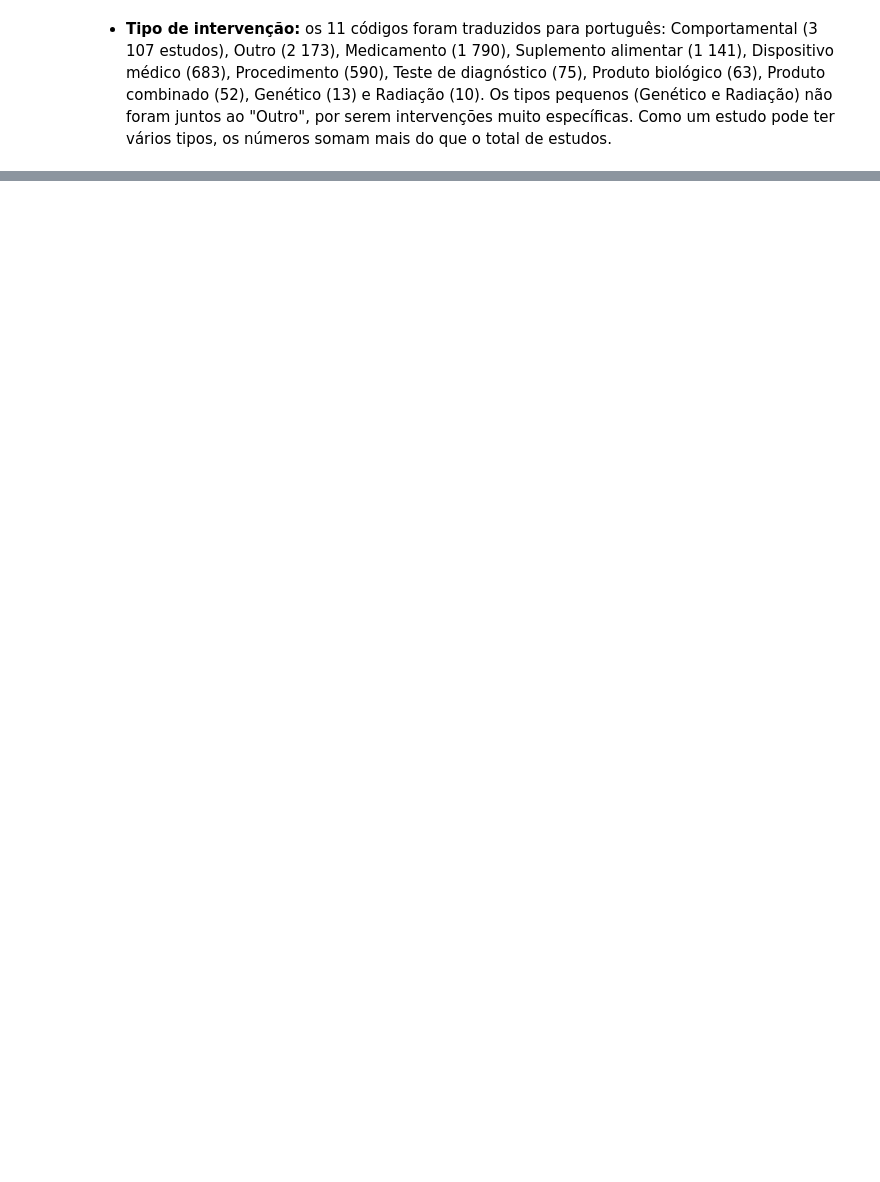
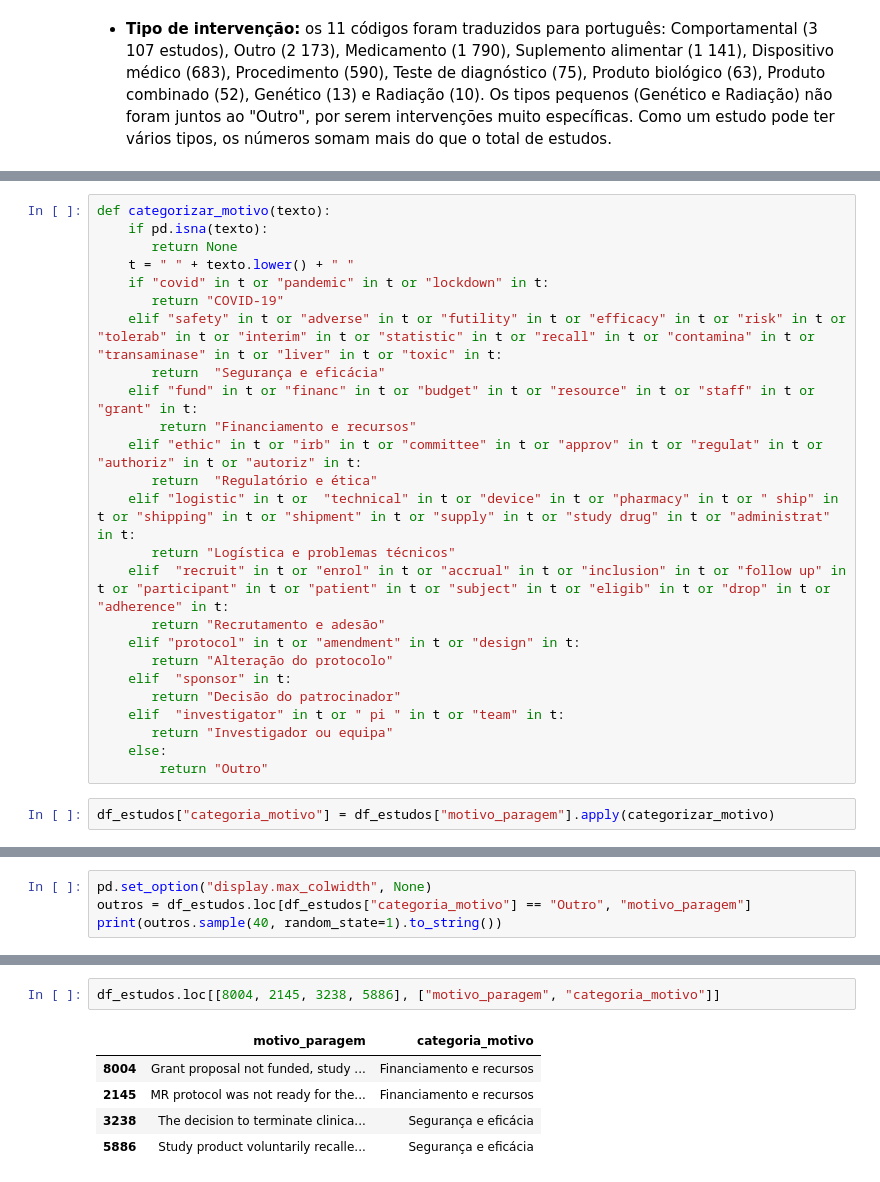
Before and after one commit to nanasofiait-dev/ensaios-obesidade, a Jupyter notebook: notebooks/02_limpeza.ipynb, the cells around one changed output, grey strips where cells are left out. Saved outputs shown, nothing was run; the diff lists cells and outputs as text; blank space fills up the shorter version.

Commit message:
Categoriza os motivos de paragem por palavras-chave

```diff
--- a/notebooks/02_limpeza.ipynb
+++ b/notebooks/02_limpeza.ipynb
@@ -979,0 +1002,27 @@ pd.crosstab(df_estudo_intervencao["tipo_intervencao"],df_estudo_intervencao["gru
+# %%
+def categorizar_motivo(texto):
+    if pd.isna(texto):
+       return None
+    t = " " + texto.lower() + " "
+    if "covid" in t or "pandemic" in t or "lockdown" in t:
+       return "COVID-19"
+    elif "safety" in t or "adverse" in t or "futility" in t or "efficacy" in t or "risk" in t or "tolerab" in t or "interim" in t or "statistic" in t or "recall" in t or "contamina" in t or "transaminase" in t or "liver" in t or "toxic" in t:
+       return  "Segurança e eficácia"
+    elif "fund" in t or "financ" in t or "budget" in t or "resource" in t or "staff" in t or "grant" in t:
+        return "Financiamento e recursos"
+    elif "ethic" in t or "irb" in t or "committee" in t or "approv" in t or "regulat" in t or "authoriz" in t or "autoriz" in t:
+       return  "Regulatório e ética"
+    elif "logistic" in t or  "technical" in t or "device" in t or "pharmacy" in t or " ship" in t or "shipping" in t or "shipment" in t or "supply" in t or "study drug" in t or "administrat" in t:
+       return "Logística e problemas técnicos"
+    elif  "recruit" in t or "enrol" in t or "accrual" in t or "inclusion" in t or "follow up" in t or "participant" in t or "patient" in t or "subject" in t or "eligib" in t or "drop" in t or "adherence" in t:
+       return "Recrutamento e adesão"
+    elif "protocol" in t or "amendment" in t or "design" in t:
+       return "Alteração do protocolo"
+    elif  "sponsor" in t:
+       return "Decisão do patrocinador"
+    elif  "investigator" in t or " pi " in t or "team" in t:
+       return "Investigador ou equipa"
+    else:
+        return "Outro"
+# %%
+df_estudos["categoria_motivo"] = df_estudos["motivo_paragem"].apply(categorizar_motivo)
@@ -979,0 +1046,4 @@ pd.crosstab(df_estudo_intervencao["tipo_intervencao"],df_estudo_intervencao["gru
+# %%
+pd.set_option("display.max_colwidth", None)
+outros = df_estudos.loc[df_estudos["categoria_motivo"] == "Outro", "motivo_paragem"]
+print(outros.sample(40, random_state=1).to_string())
@@ -979,0 +1090,8 @@ pd.crosstab(df_estudo_intervencao["tipo_intervencao"],df_estudo_intervencao["gru
+# %%
+df_estudos.loc[[8004, 2145, 3238, 5886], ["motivo_paragem", "categoria_motivo"]]
+# %% [output]
+|  | motivo_paragem | categoria_motivo |
+| 8004 | Grant proposal not funded, study ... | Financiamento e recursos |
+| 2145 | MR protocol was not ready for the... | Financiamento e recursos |
+| 3238 | The decision to terminate clinica... | Segurança e eficácia |
+| 5886 | Study product voluntarily recalle... | Segurança e eficácia |
```
Also changed, not shown: parts of 11 cells of this notebook.
